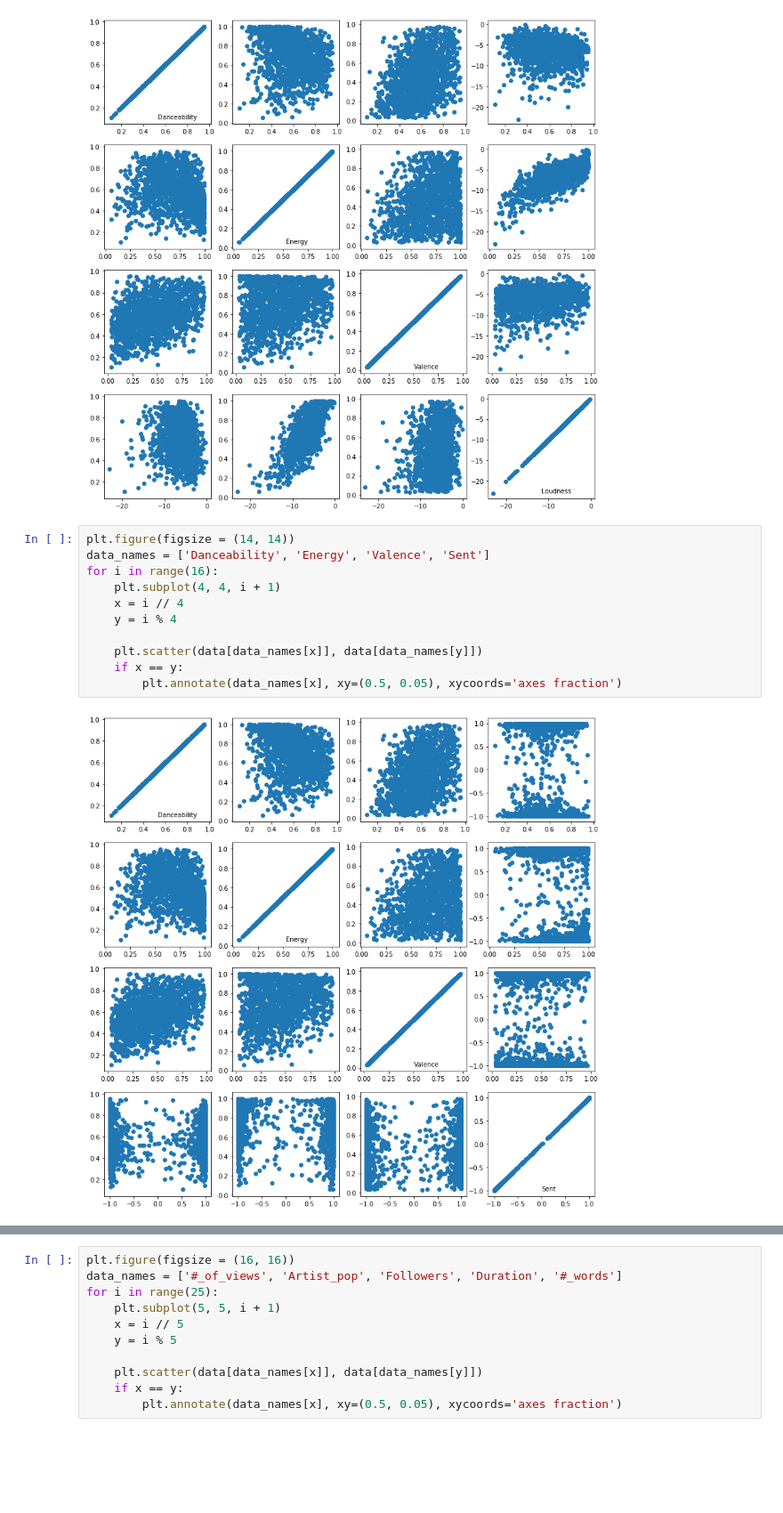
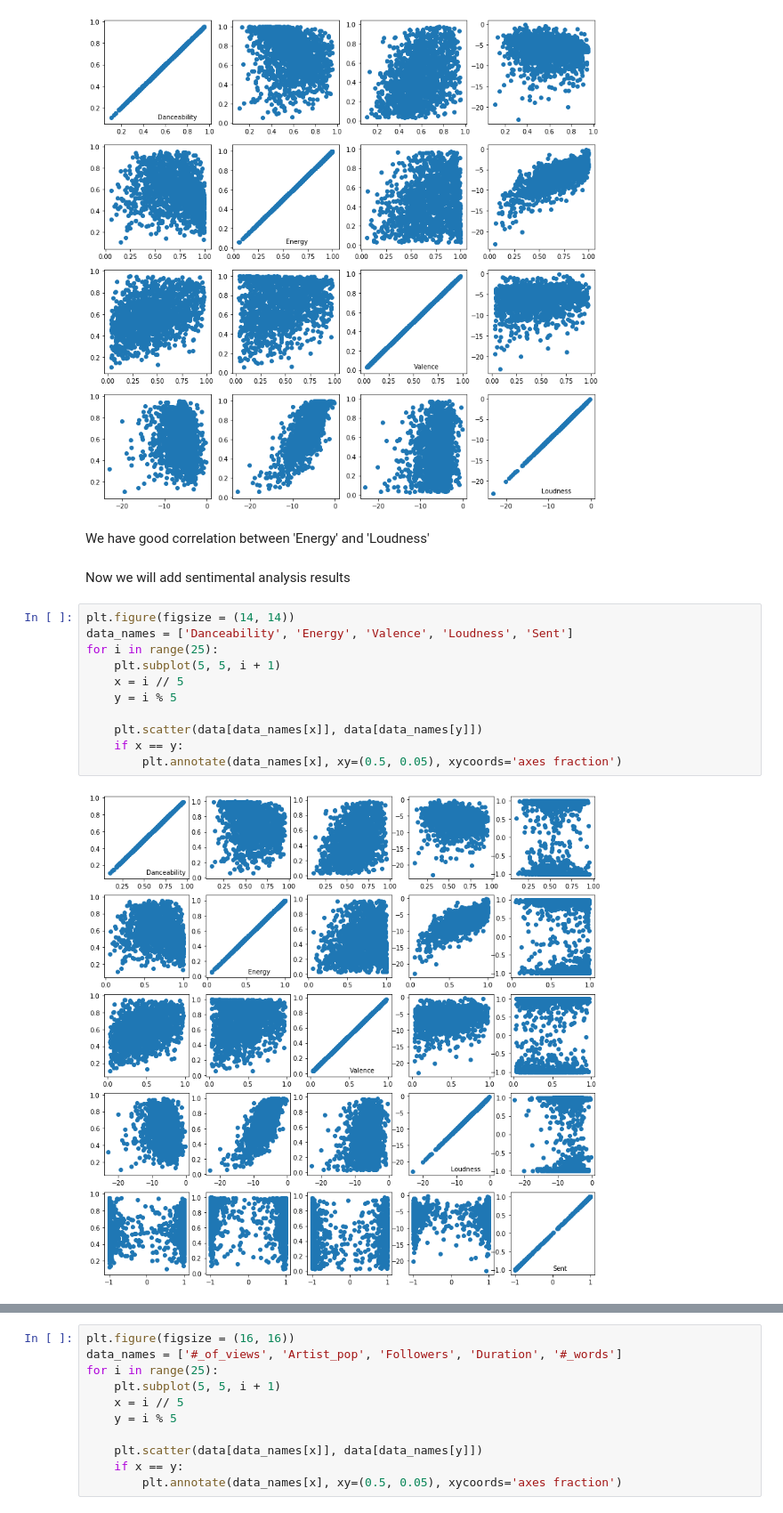
Before and after one commit to ccamp032/Music-Mood-Analysis, a Jupyter notebook: Phase_2_data_analysis/LyricDataset_Dmitri.ipynb, the cells around one changed output, grey strips where cells are left out. Shown: that part at 89% size. Drawn from its saved outputs; the diff is of its cells as text; blank space fills up the shorter version.

```diff
--- a/Phase_2_data_analysis/LyricDataset_Dmitri.ipynb
+++ b/Phase_2_data_analysis/LyricDataset_Dmitri.ipynb
@@ -184,16 +185,20 @@ for i in range(16):
         plt.annotate(data_names[x], xy=(0.5, 0.05), xycoords='axes fraction')
 # %% [output]
 [figure]
+# %% [markdown]
+We have good correlation between 'Energy' and 'Loudness'<br>
+<br>
+Now we will add sentimental analysis results
 # %%
 plt.figure(figsize = (14, 14))
-data_names = ['Danceability', 'Energy', 'Valence', 'Sent']
-for i in range(16):
-    plt.subplot(4, 4, i + 1)
-    x = i // 4
-    y = i % 4
+data_names = ['Danceability', 'Energy', 'Valence', 'Loudness', 'Sent']
+for i in range(25):
+    plt.subplot(5, 5, i + 1)
+    x = i // 5
+    y = i % 5
 
     plt.scatter(data[data_names[x]], data[data_names[y]])
     if x == y:
         plt.annotate(data_names[x], xy=(0.5, 0.05), xycoords='axes fraction')
 # %% [output]
-[figure, old version]
+[figure, new version]
```
Also changed, not shown: parts of 8 cells of this notebook.
